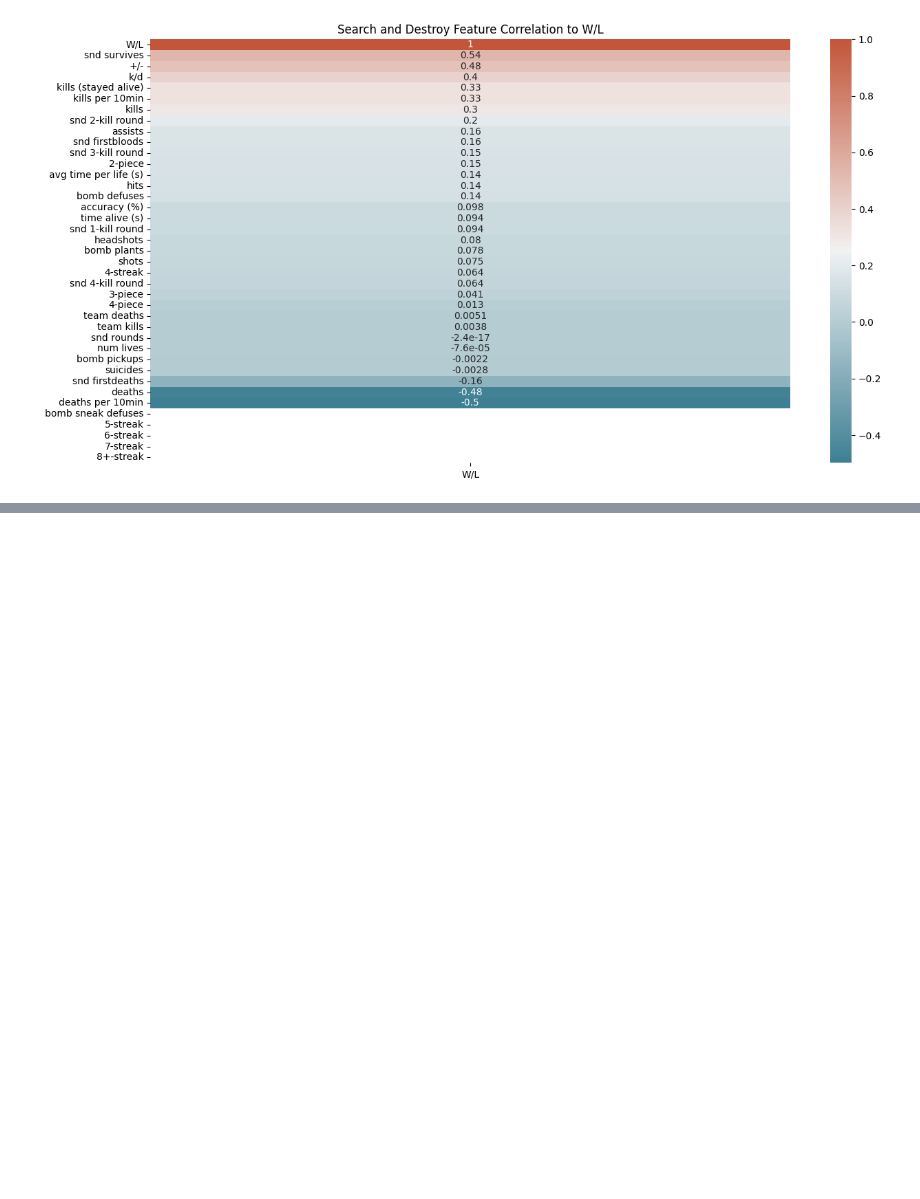
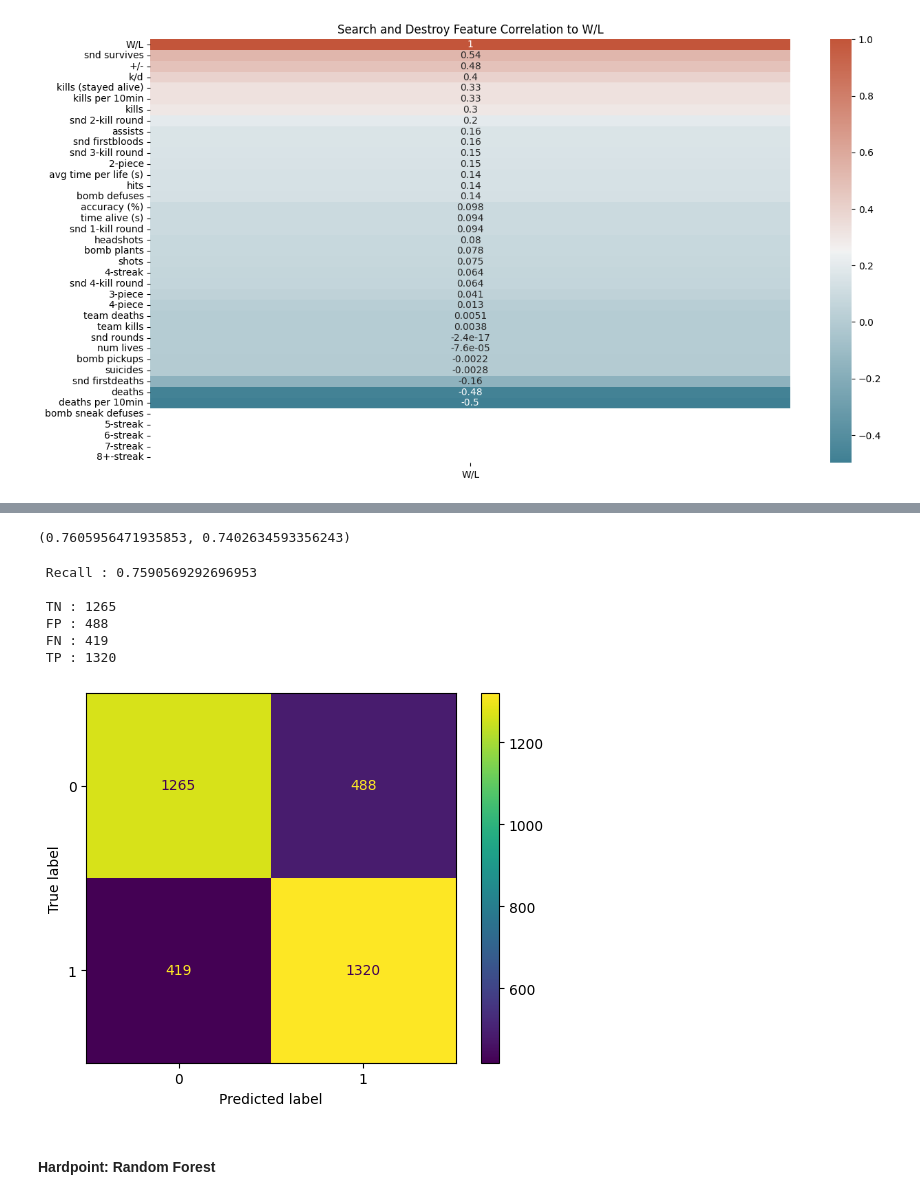
Before and after one commit to clfiore11/cwl-data, a Jupyter notebook: research/notebooks/supervised_model.ipynb, the cells around one changed output, grey strips where cells are left out. Cells and saved outputs as stored; diff of their text form; code cells hidden in the pictures; blank space fills up the shorter version.

```diff
--- a/research/notebooks/supervised_model.ipynb
+++ b/research/notebooks/supervised_model.ipynb
@@ -92,0 +238,5 @@ sns.heatmap(
+# %%
+from sklearn.ensemble import GradientBoostingClassifier
+
+gbrt = GradientBoostingClassifier(random_state=RANDOM_STATE).fit(X_train, y_train)
+results = gbrt.score(X_train, y_train), gbrt.score(X_test, y_test)
@@ -92,0 +259,24 @@ sns.heatmap(
+# %%
+results
+# %% [output]
+(0.7605956471935853, 0.7402634593356243)
+# %%
+y_pred=gbrt.predict(X_test)
+
+tn,fp,fn,tp=confusion_matrix(y_test,y_pred).ravel()
+recall=recall_score(y_test,y_pred)
+precision=precision_score(y_test,y_pred)
+print('\n', f'Recall : {recall}')
+print('\n', f'TN : {tn}', '\n', f'FP : {fp}', '\n', f'FN : {fn}', '\n', f'TP : {tp}')
+ConfusionMatrixDisplay.from_predictions(y_test, y_pred)
+plt.show()
+# %% [output]
+ Recall : 0.7590569292696953
+
+ TN : 1265
+ FP : 488
+ FN : 419
+ TP : 1320
+[figure, added]
+# %% [markdown]
+#### Hardpoint: Random Forest
```
Also changed, not shown: parts of 27 cells of this notebook.
